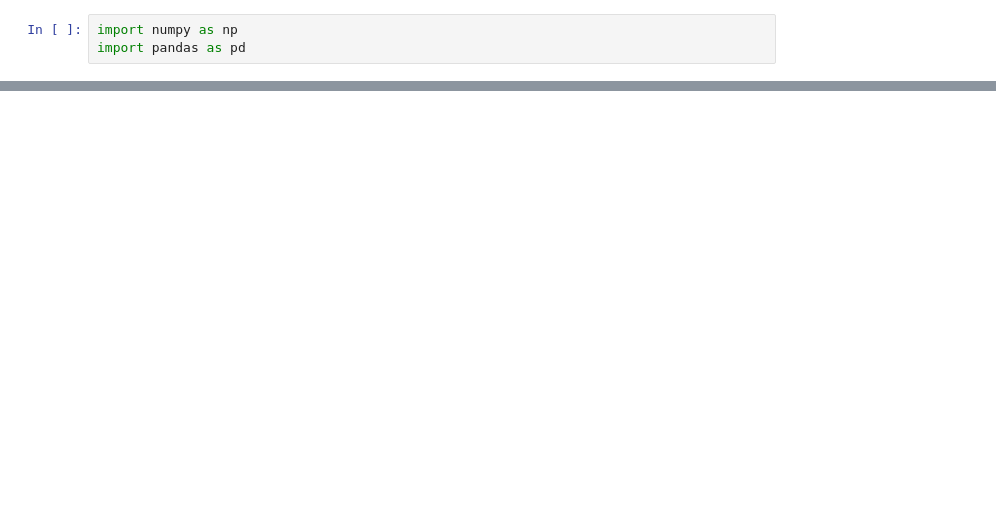
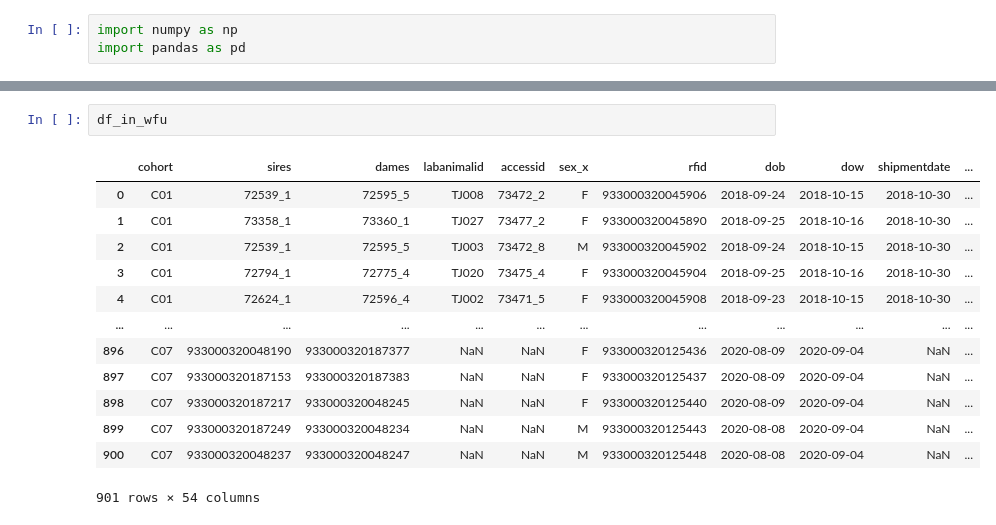
Before and after one commit to Shaezzer/PalmerLab, a Jupyter notebook: Suzanne_Mitchell_genotype_phenotype.ipynb, the cells around one changed output, grey strips where cells are left out. Saved outputs shown, nothing was run; the diff lists cells and outputs as text; blank space fills up the shorter version.

```diff
--- a/Suzanne_Mitchell_genotype_phenotype.ipynb
+++ b/Suzanne_Mitchell_genotype_phenotype.ipynb
@@ -105,0 +217,16 @@ ValueError: The column label 'rfid' is not unique.
+# %%
+df_in_wfu
+# %% [output]
+|  | cohort | sires | dames | labanimalid | accessid | sex_x | rfid | dob | dow | shipmentdate | ... |
+| 0 | C01 | 72539_1 | 72595_5 | TJ008 | 73472_2 | F | 933000320045906 | 2018-09-24 | 2018-10-15 | 2018-10-30 | ... |
+| 1 | C01 | 73358_1 | 73360_1 | TJ027 | 73477_2 | F | 933000320045890 | 2018-09-25 | 2018-10-16 | 2018-10-30 | ... |
+| 2 | C01 | 72539_1 | 72595_5 | TJ003 | 73472_8 | M | 933000320045902 | 2018-09-24 | 2018-10-15 | 2018-10-30 | ... |
+| 3 | C01 | 72794_1 | 72775_4 | TJ020 | 73475_4 | F | 933000320045904 | 2018-09-25 | 2018-10-16 | 2018-10-30 | ... |
+| 4 | C01 | 72624_1 | 72596_4 | TJ002 | 73471_5 | F | 933000320045908 | 2018-09-23 | 2018-10-15 | 2018-10-30 | ... |
+| ... | ... | ... | ... | ... | ... | ... | ... | ... | ... | ... | ... |
+| 896 | C07 | 933000320048190 | 933000320187377 | NaN | NaN | F | 933000320125436 | 2020-08-09 | 2020-09-04 | NaN | ... |
+| 897 | C07 | 933000320187153 | 933000320187383 | NaN | NaN | F | 933000320125437 | 2020-08-09 | 2020-09-04 | NaN | ... |
+| 898 | C07 | 933000320187217 | 933000320048245 | NaN | NaN | F | 933000320125440 | 2020-08-09 | 2020-09-04 | NaN | ... |
+| 899 | C07 | 933000320187249 | 933000320048234 | NaN | NaN | M | 933000320125443 | 2020-08-08 | 2020-09-04 | NaN | ... |
+| 900 | C07 | 933000320048237 | 933000320048247 | NaN | NaN | M | 933000320125448 | 2020-08-08 | 2020-09-04 | NaN | ... |
+901 rows × 54 columns
```
Also changed, not shown: parts of 17 cells of this notebook.
